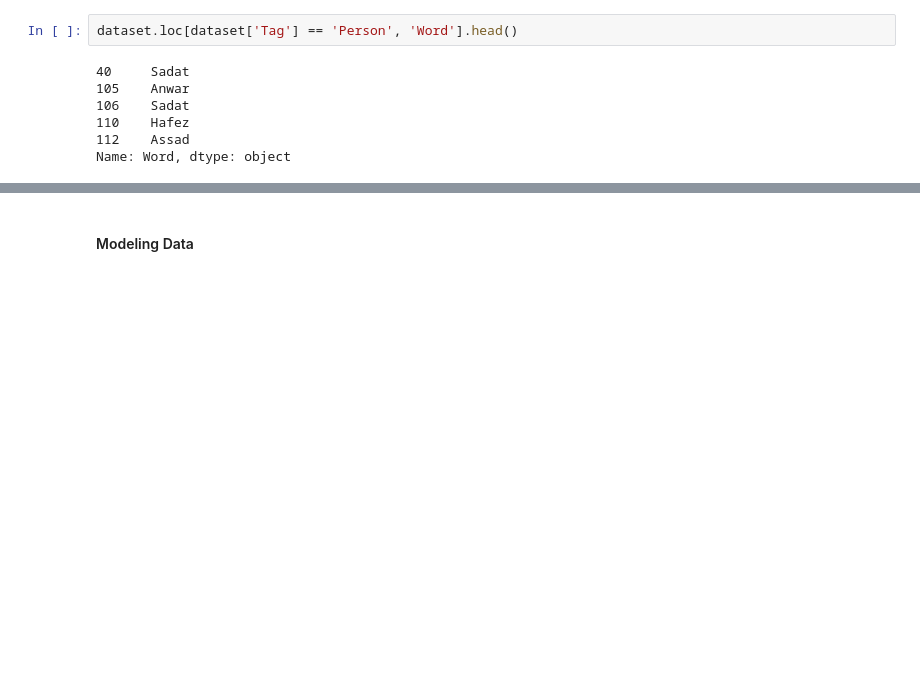
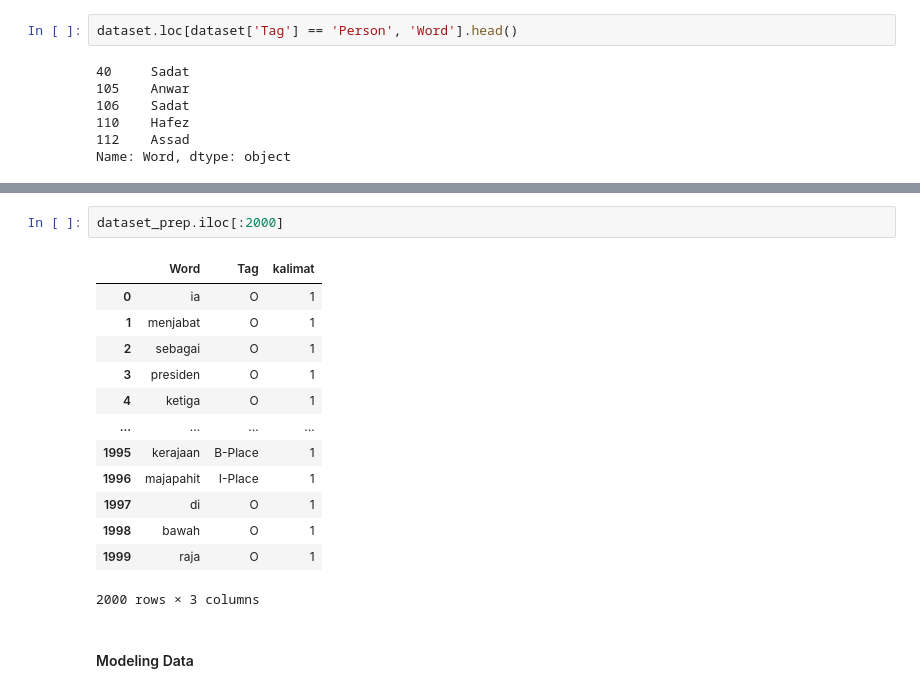
Before and after one commit to ShinTempest/Indonesia-Named-entity-Recognition, a Jupyter notebook: Aestethic_NER.ipynb, the cells around one changed output, grey strips where cells are left out. Saved outputs shown, nothing was run; the diff lists cells and outputs as text; blank space fills up the shorter version.

```diff
--- a/Aestethic_NER.ipynb
+++ b/Aestethic_NER.ipynb
@@ -140,3 +227,19 @@ plt.show()
+# %%
+dataset_prep.iloc[:2000]
+# %% [output]
+|  | Word | Tag | kalimat |
+| 0 | ia | O | 1 |
+| 1 | menjabat | O | 1 |
+| 2 | sebagai | O | 1 |
+| 3 | presiden | O | 1 |
+| 4 | ketiga | O | 1 |
+| ... | ... | ... | ... |
+| 1995 | kerajaan | B-Place | 1 |
+| 1996 | majapahit | I-Place | 1 |
+| 1997 | di | O | 1 |
+| 1998 | bawah | O | 1 |
+| 1999 | raja | O | 1 |
+2000 rows × 3 columns
 # %% [markdown]
 #### Modeling Data
 # %%
```
Also changed, not shown: parts of 9 cells of this notebook.
